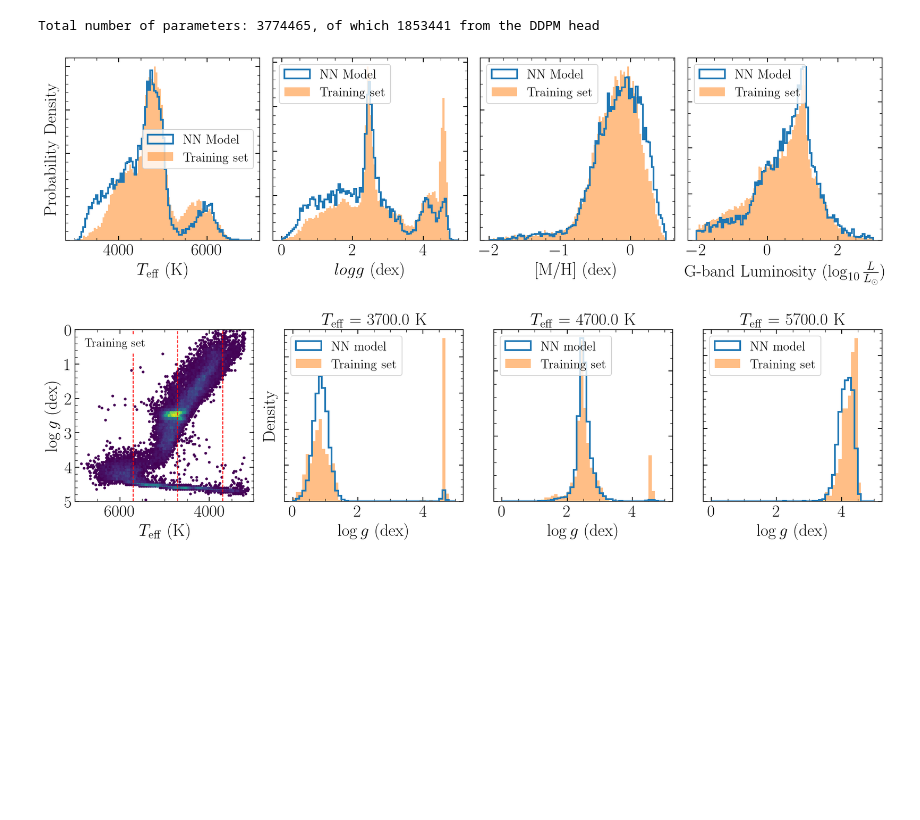
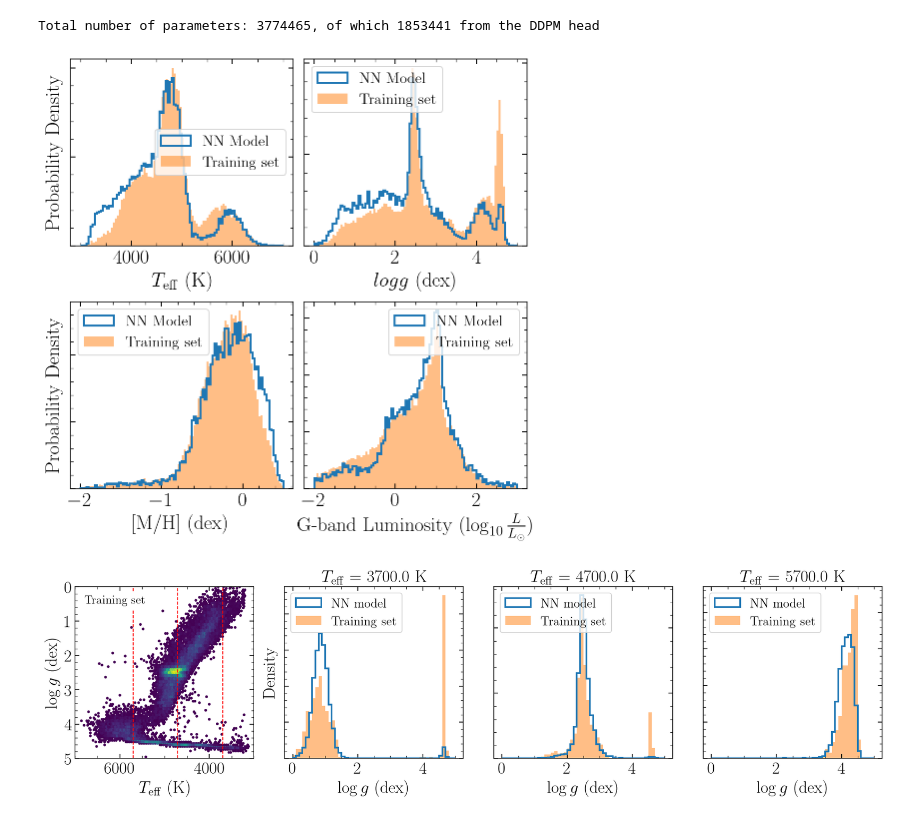
Before and after one commit to henrysky/stars_foundation_diffusion, a Jupyter notebook: Inference.ipynb, the cells around one changed output. Saved outputs shown, nothing was run; the diff lists cells and outputs as text; code cells hidden in the pictures; blank space fills up the shorter version.

Commit message:
update figures

```diff
--- a/Inference.ipynb
+++ b/Inference.ipynb
@@ -92,7 +92,7 @@ nn_gfakemag_pred = nn_model.predict_samples(request_tokens="g_fakemag", size=100
 training_gfakemag = val_labels_df["g_fakemag"].to_numpy()
 
 
-fig, (ax1, ax2, ax3, ax4) = plt.subplots(1, 4, figsize=(14, 4))
+fig, ((ax1, ax2), (ax3, ax4)) = plt.subplots(2, 2, figsize=(7, 7))
 
 ax1.hist(
     nn_teff_pred,
@@ -159,7 +159,7 @@ ax3.hist(
     rasterized=True,
 )
 ax3.set_xlabel("[M/H] (dex)")
-# ax3.set_ylabel("Density")
+ax3.set_ylabel("Probability Density")
 ax3.set_yticklabels([])
 ax3.legend(loc="best")
 
@@ -171,34 +171,34 @@ ax4.hist(
     lw=2.0,
     histtype="step",
     label="NN Model",
 )
 ax4.hist(
     fakemag_to_logsol(training_gfakemag),
     range=(-2, 3),
     bins=100,
     density=True,
     alpha=0.5,
     label="Training set",
     rasterized=True,
 )
 ax4.set_xlabel("G-band Luminosity ($\\log_{10}{\\frac{L}{L_\\odot}}$)")
 ax4.set_yticklabels([])
 ax4.legend(loc="best")
 
 # ax4.hist(teff_quantiles, density=True, bins=10, alpha=0.5, label=r"$T_{\mathrm{eff}}$")
 # ax4.hist(logg_quantiles, density=True, bins=10, alpha=0.5, label=r"$\\log g$")
 # ax4.hist(mh_quantiles, density=True, bins=10, alpha=0.5, label="[M/H]")
 # ax4.axhline(1.0, color="r", linestyle="--", lw=2.0, label="Matched Perfectly")
 # ax4.set_xlabel("Quantile")
 # ax4.set_ylabel("Density")
 # ax4.set_xlim(0., 1.)
 # ax4.set_ylim(0., 2.)
 # ax4.legend(loc="best")
 
 fig.tight_layout()
 fig.savefig("figs/no_conditions.pdf")
 # %% [output]
-[figure, old version]
+[figure, new version]
 # %%
 fig, axes = plt.subplots(1, 4, figsize=(14, 4))
 
```
Also changed, not shown: parts of 4 cells of this notebook.
